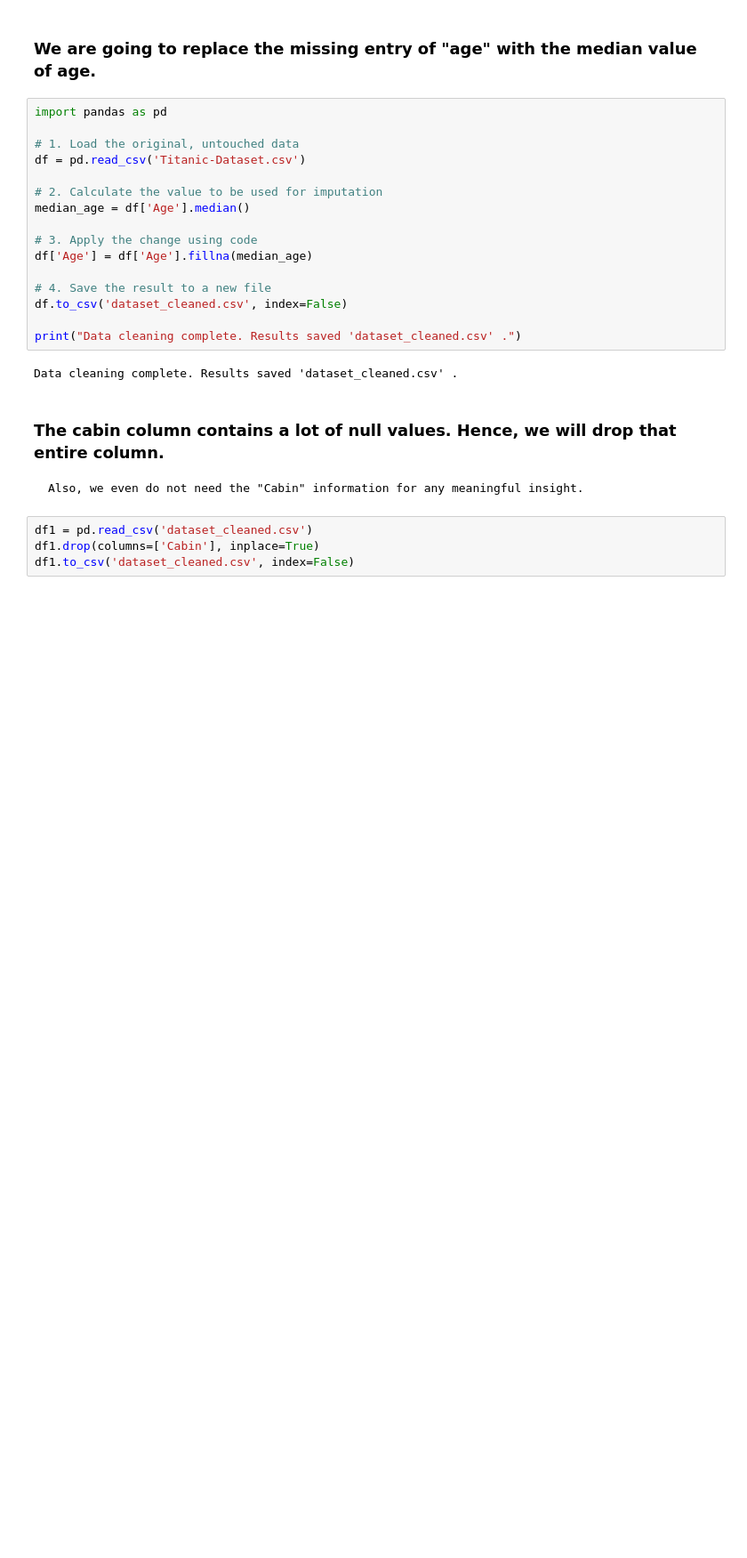
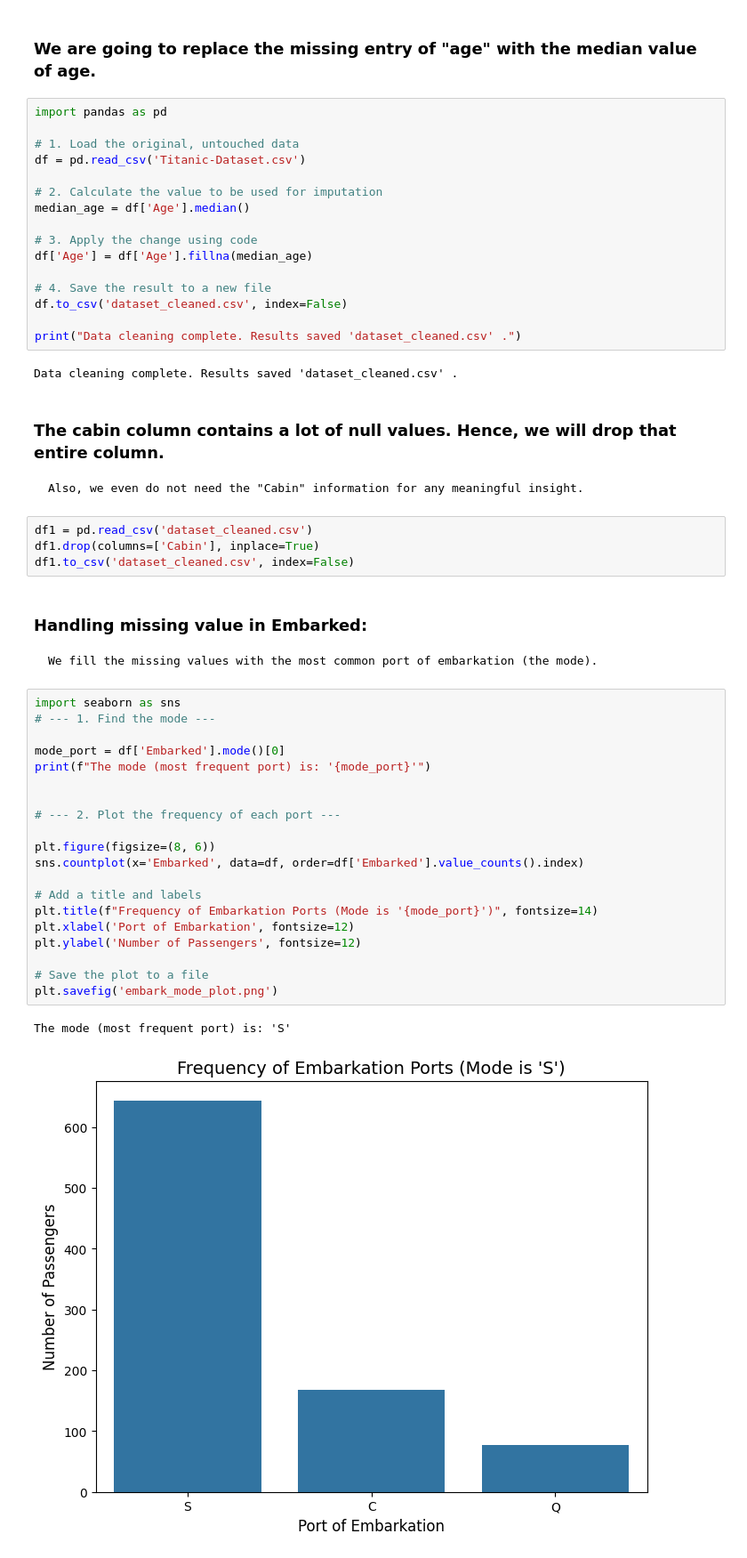
Before and after one commit to ManishSahani24/Data-Cleaning-and-Preprocessing, a Jupyter notebook: analysis.ipynb, the cells around one changed output. Shown at 89% size. Cells and saved outputs as stored; diff of their text form; blank space fills up the shorter version.

```diff
--- a/analysis.ipynb
+++ b/analysis.ipynb
@@ -80,3 +80,30 @@ Data cleaning complete. Results saved 'dataset_cleaned.csv' .
 df1 = pd.read_csv('dataset_cleaned.csv')
 df1.drop(columns=['Cabin'], inplace=True)
 df1.to_csv('dataset_cleaned.csv', index=False)
+# %% [markdown]
+### Handling missing value in Embarked:
+
+    We fill the missing values with the most common port of embarkation (the mode).
+# %%
+import seaborn as sns
+# --- 1. Find the mode ---
+
+mode_port = df['Embarked'].mode()[0]
+print(f"The mode (most frequent port) is: '{mode_port}'")
+
+
+# --- 2. Plot the frequency of each port ---
+
+plt.figure(figsize=(8, 6))
+sns.countplot(x='Embarked', data=df, order=df['Embarked'].value_counts().index)
+
+# Add a title and labels
+plt.title(f"Frequency of Embarkation Ports (Mode is '{mode_port}')", fontsize=14)
+plt.xlabel('Port of Embarkation', fontsize=12)
+plt.ylabel('Number of Passengers', fontsize=12)
+
+# Save the plot to a file
+plt.savefig('embark_mode_plot.png')
+# %% [output]
+The mode (most frequent port) is: 'S'
+[figure, added]
```
Also changed, not shown: parts of 2 cells of this notebook, 2 other files.
